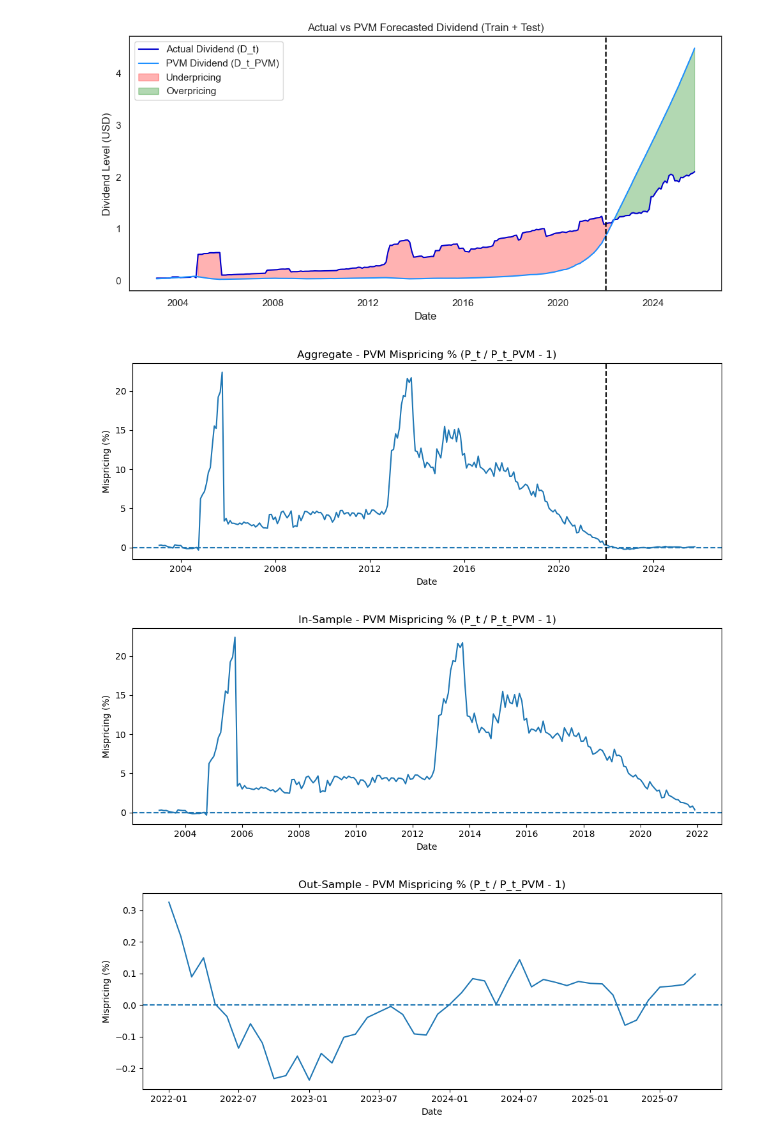
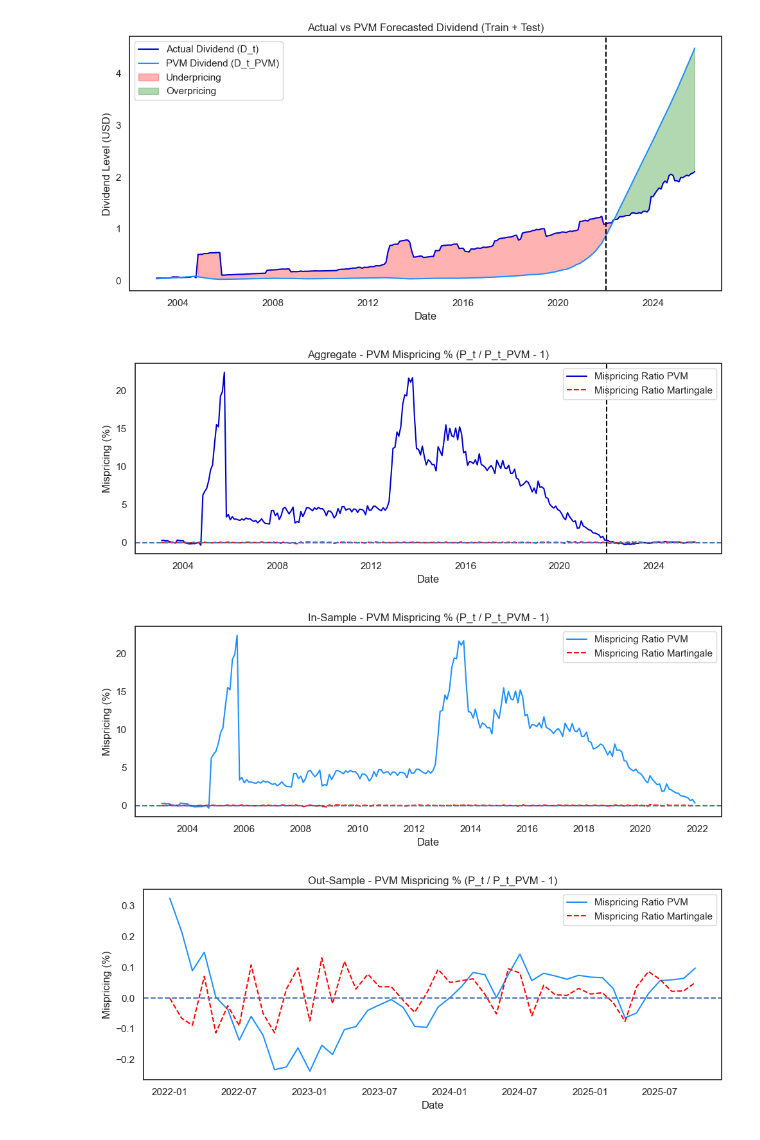
Before and after one commit to EliaLand/Martingale_FVM_AssetPricing, a Jupyter notebook: Part 2/main_FVM_upgraded.ipynb, the cells around one changed output. Cells and saved outputs as stored; diff of their text form; code cells hidden in the pictures.

```diff
--- a/Part 2/main_FVM_upgraded.ipynb
+++ b/Part 2/main_FVM_upgraded.ipynb
@@ -697,40 +697,72 @@ plt.show()
 # %% [output]
 [figure]
 # %%
+# Mispricing plotting
+
 # Plotting Aggregate - PVM Mispricing % (P_t / P_t_PVM - 1)
 plot_df = monthly_fitted_df
+
+# Preface: Martingale Mispricing
+# Martingale benchmark - P_t^M = P_{t-1}
+plot_df["P_t_martingale"] = plot_df["P_t"].shift(1)
+plot_df.loc[plot_df.index[0], "P_t_martingale"] = plot_df["P_t"].iloc[0]
+plot_df["Mispricing Ratio Martingale"] = plot_df["P_t"] / plot_df["P_t_martingale"] - 1
+
 plt.figure(figsize=(10, 4))
-plt.plot(plot_df["Date"], plot_df["Mispricing Ratio PVM"])
+plt.plot(plot_df["Date"], plot_df["Mispricing Ratio PVM"], color="mediumblue", label="Mispricing Ratio PVM")
+plt.plot(plot_df["Date"], plot_df["Mispricing Ratio Martingale"], color="red", linestyle="--", label="Mispricing Ratio Martingale")
+
 plt.axhline(0, linestyle="--")
 plt.axvline(split_date, linestyle="--", color="black")
 plt.title("Aggregate - PVM Mispricing % (P_t / P_t_PVM - 1)")
 plt.xlabel("Date")
 plt.ylabel("Mispricing (%)")
+plt.legend()
 plt.tight_layout()
 plt.show()
 
 # Plotting In-Sample - PVM Mispricing % (P_t / P_t_PVM - 1)
 plot_df = monthly_train_results
+
+# Preface: Martingale Mispricing
+# Martingale benchmark - P_t^M = P_{t-1}
+plot_df["P_t_martingale"] = plot_df["P_t"].shift(1)
+plot_df.loc[plot_df.index[0], "P_t_martingale"] = plot_df["P_t"].iloc[0]
+plot_df["Mispricing Ratio Martingale"] = plot_df["P_t"] / plot_df["P_t_martingale"] - 1
+
 plt.figure(figsize=(10, 4))
-plt.plot(plot_df["Date"], plot_df["Mispricing Ratio PVM"])
+plt.plot(plot_df["Date"], plot_df["Mispricing Ratio PVM"], color="dodgerblue", label="Mispricing Ratio PVM")
+plt.plot(plot_df["Date"], plot_df["Mispricing Ratio Martingale"], color="red", linestyle="--", label="Mispricing Ratio Martingale")
+
 plt.axhline(0, linestyle="--")
 plt.title("In-Sample - PVM Mispricing % (P_t / P_t_PVM - 1)")
 plt.xlabel("Date")
 plt.ylabel("Mispricing (%)")
+plt.legend()
 plt.tight_layout()
 plt.show()
 
 # Plotting Out-Sample - PVM Mispricing % (P_t / P_t_PVM - 1)
 plot_df = monthly_test_results
+
+# Preface: Martingale Mispricing
+# Martingale benchmark - P_t^M = P_{t-1}
+plot_df["P_t_martingale"] = plot_df["P_t"].shift(1)
+plot_df.loc[plot_df.index[0], "P_t_martingale"] = plot_df["P_t"].iloc[0]
+plot_df["Mispricing Ratio Martingale"] = plot_df["P_t"] / plot_df["P_t_martingale"] - 1
+
 plt.figure(figsize=(10, 4))
-plt.plot(plot_df["Date"], plot_df["Mispricing Ratio PVM"])
+plt.plot(plot_df["Date"], plot_df["Mispricing Ratio PVM"], color="dodgerblue", label="Mispricing Ratio PVM")
+plt.plot(plot_df["Date"], plot_df["Mispricing Ratio Martingale"], color="red", linestyle="--", label="Mispricing Ratio Martingale")
+
 plt.axhline(0, linestyle="--")
 plt.title("Out-Sample - PVM Mispricing % (P_t / P_t_PVM - 1)")
 plt.xlabel("Date")
 plt.ylabel("Mispricing (%)")
+plt.legend()
 plt.tight_layout()
 plt.show()
 # %% [output]
-[figure, old version]
+[figure, new version]
-[figure, old version]
+[figure, new version]
-[figure, old version]
+[figure, new version]
```
